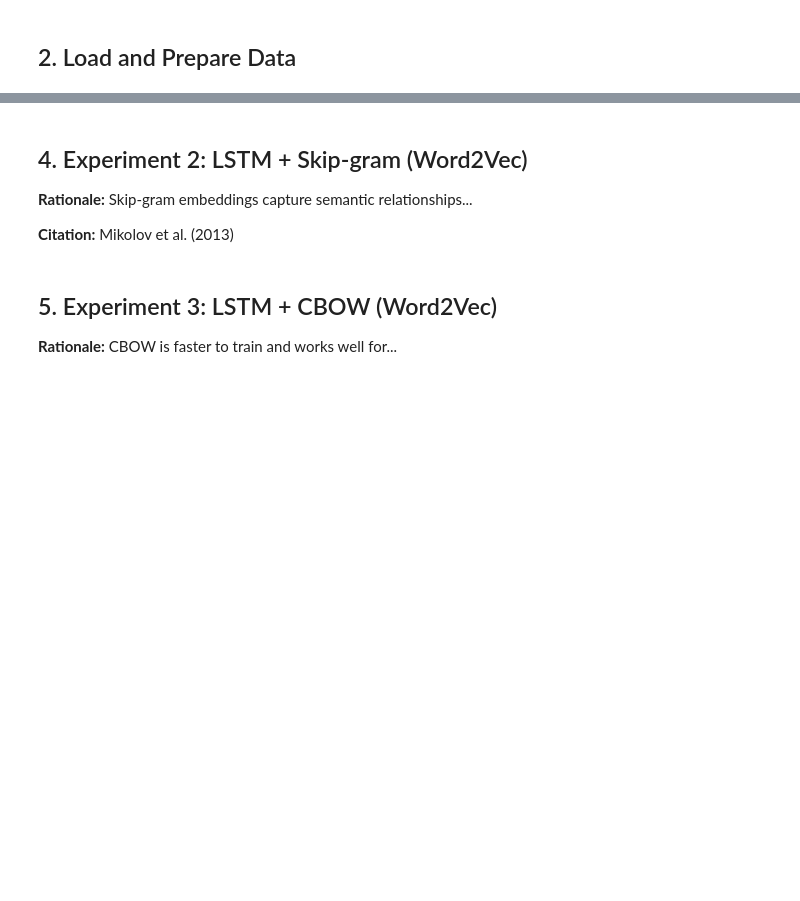
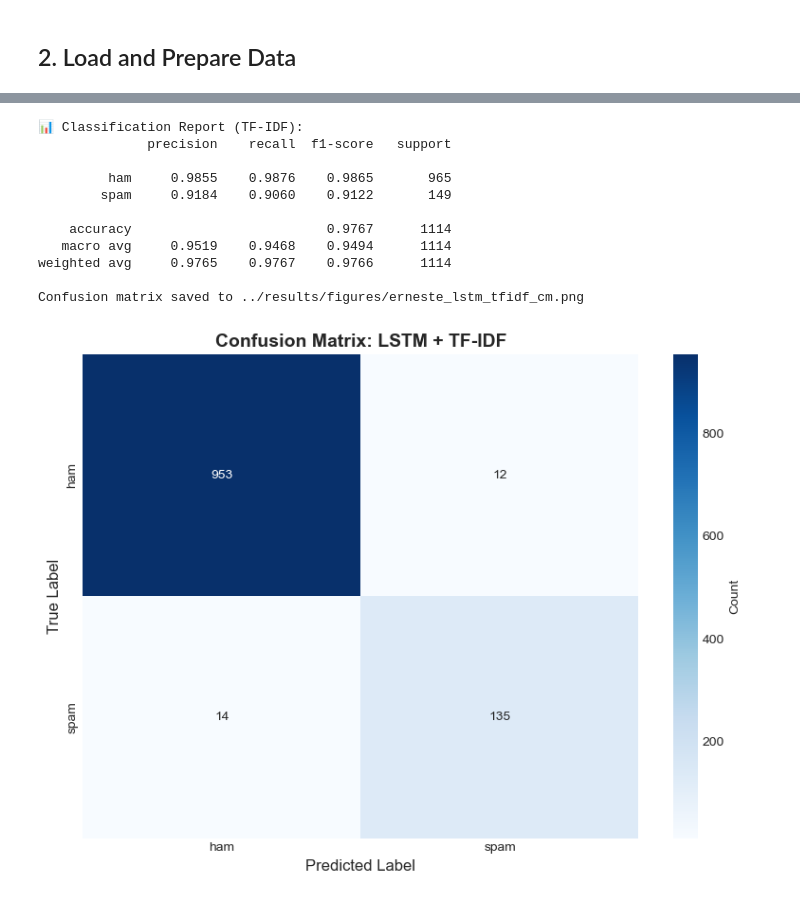
Before and after one commit to ernesteNtezirizaza/Group6-Text-Classification-Assignment, a Jupyter notebook: notebooks/04_erneste_lstm.ipynb, the cells around one changed output, grey strips where cells are left out. Cells and saved outputs as stored; diff of their text form; code cells hidden in the pictures; blank space fills up the shorter version.

Commit message:
feat: implement LSTM model with multiple embeddings (TF-IDF, Skip-gram, CBOW).

```diff
--- a/notebooks/04_erneste_lstm.ipynb
+++ b/notebooks/04_erneste_lstm.ipynb
@@ -99,0 +148,10 @@ print(f'Training time: {training_time:.2f}s')
+# %%
+X_train, X_val, X_test, y_train, y_val, y_test = split_data(
+    df[text_col], y_encoded,
+    test_size=0.2, val_size=0.1, random_state=42
+)
+
+print('\nData Split Summary:')
+print(f'  Training set:   {len(X_train):,} samples ({len(X_train)/len(df)*100:.1f}%)')
+print(f'  Validation set: {len(X_val):,} samples ({len(X_val)/len(df)*100:.1f}%)')
+print(f'  Test set:       {len(X_test):,} samples ({len(X_test)/len(df)*100:.1f}%)')
@@ -100,23 +250,31 @@ print(f'Training time: {training_time:.2f}s')
 # %%
-# Evaluate Model
 evaluator = ModelEvaluator(class_names=['ham', 'spam'])
 
-# metrics = evaluator.evaluate(
-#     y_test, y_pred,
-#     model_name='LSTM',
-#     embedding_name='TF-IDF',
-#     training_time=training_time
-# )
+metrics_tfidf = evaluator.evaluate(
+    y_test, y_pred_tfidf,
+    model_name='LSTM',
+    embedding_name='TF-IDF',
+    training_time=training_time_tfidf
+)
 
-# evaluator.print_metrics(metrics)
-# evaluator.plot_confusion_matrix(
-#     y_test, y_pred,
-#     title='LSTM + TF-IDF - Confusion Matrix',
-#     save_path='../results/figures/member3_tfidf_cm.png'
-# )
+print('\n📊 Classification Report (TF-IDF):')
+print(classification_report(y_test, y_pred_tfidf, target_names=['ham', 'spam'], digits=4))
+
+evaluator.plot_confusion_matrix(
+    y_test, y_pred_tfidf,
+    title='Confusion Matrix: LSTM + TF-IDF',
+    save_path='../results/figures/erneste_lstm_tfidf_cm.png'
+)
+# %% [output]
+📊 Classification Report (TF-IDF):
+              precision    recall  f1-score   support
+
+         ham     0.9855    0.9876    0.9865       965
+        spam     0.9184    0.9060    0.9122       149
+
+    accuracy                         0.9767      1114
+   macro avg     0.9519    0.9468    0.9494      1114
+weighted avg     0.9765    0.9767    0.9766      1114
+
+Confusion matrix saved to ../results/figures/erneste_lstm_tfidf_cm.png
+[figure, added]
-# %% [markdown]
-## 4. Experiment 2: LSTM + Skip-gram (Word2Vec)
-
-**Rationale:** Skip-gram embeddings capture semantic relationships...
-
-**Citation:** Mikolov et al. (2013)
@@ -131,4 +280,0 @@ evaluator = ModelEvaluator(class_names=['ham', 'spam'])
-# %% [markdown]
-## 5. Experiment 3: LSTM + CBOW (Word2Vec)
-
-**Rationale:** CBOW is faster to train and works well for...
```
Also changed, not shown: parts of 28 cells of this notebook, 5 other files.
